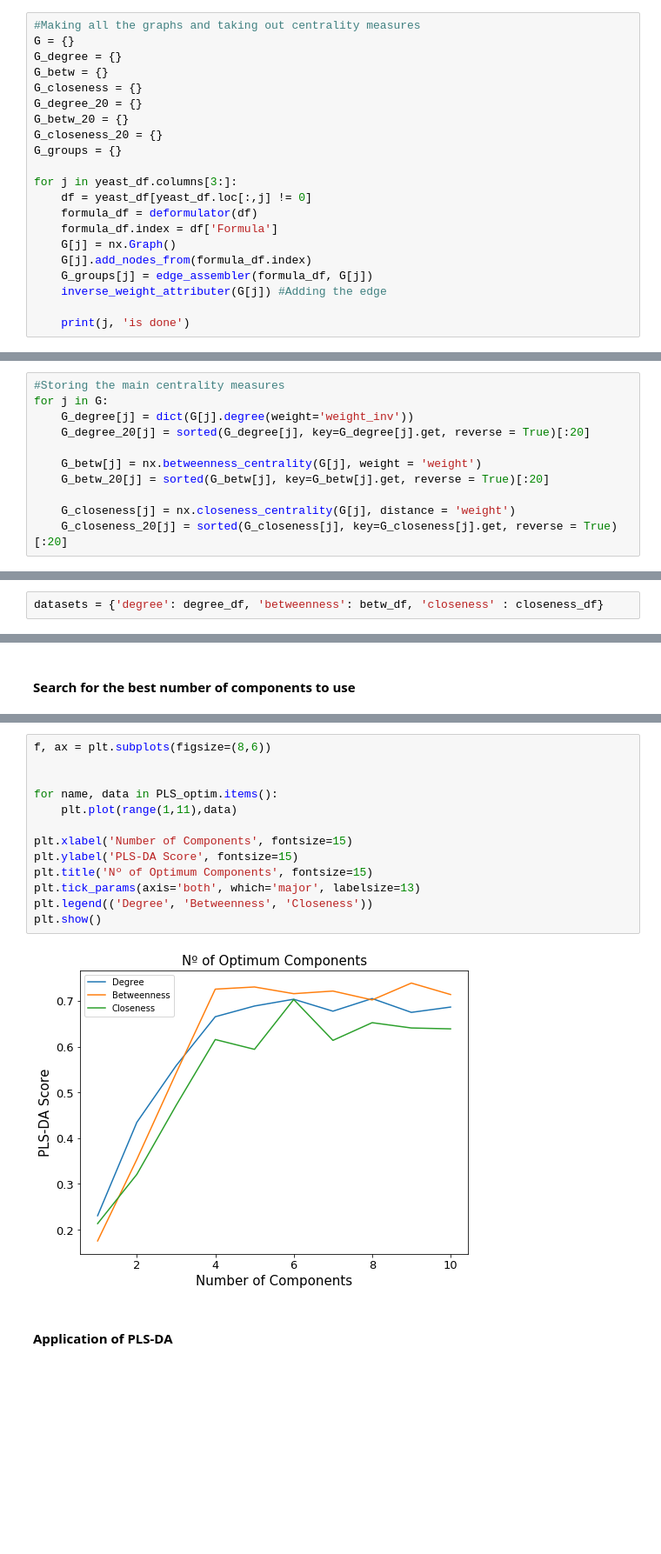
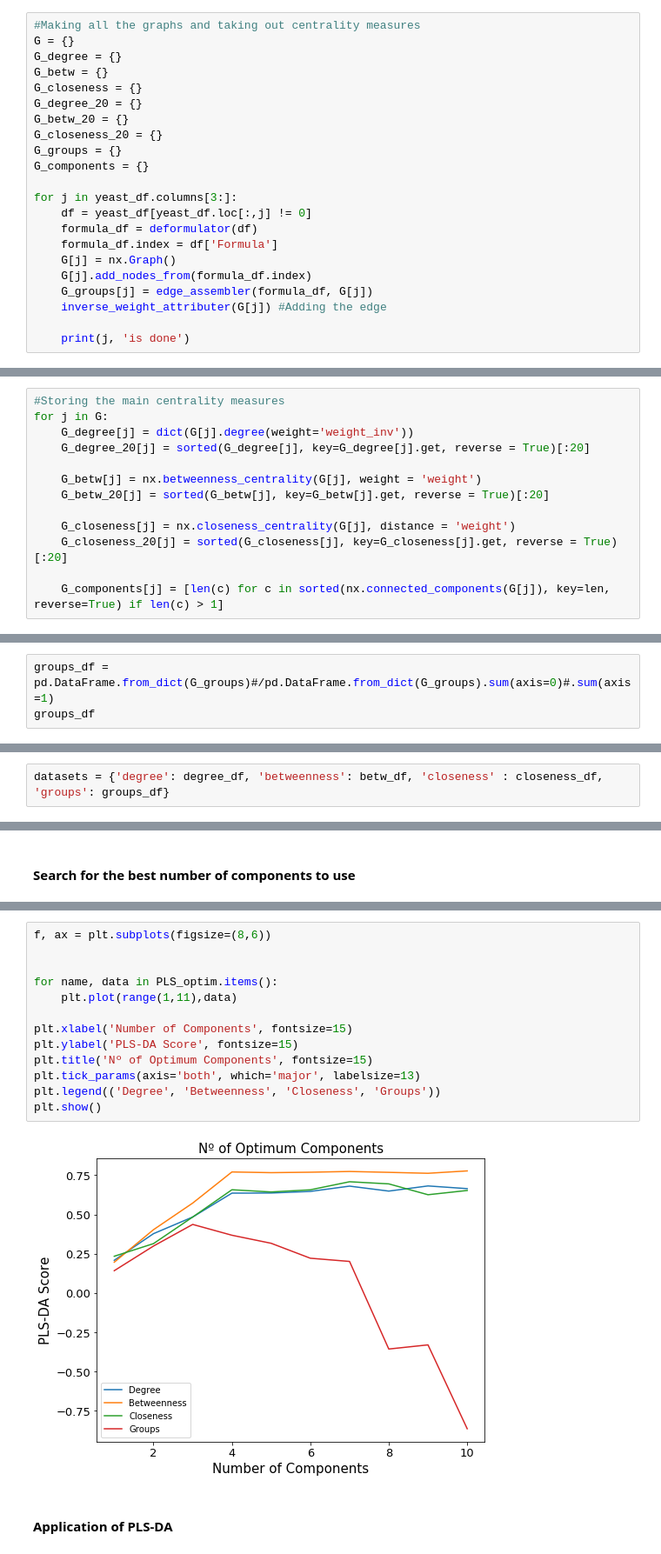
Before and after one commit to aeferreira/similarity_share, a Jupyter notebook: Formula_Networks.ipynb, the cells around one changed output, grey strips where cells are left out. Shown at 87% size. Saved outputs shown, nothing was run; the diff lists cells and outputs as text; blank space fills up the shorter version.

Commit message:
Changed and added groups that represent chemical reactions to build networks and added “group influence” analysis to Formula_Networks.ipynb.

```diff
--- a/Formula_Networks.ipynb
+++ b/Formula_Networks.ipynb
@@ -533,6 +586,7 @@ G_degree_20 = {}
 G_betw_20 = {}
 G_closeness_20 = {}
 G_groups = {}
+G_components = {}
 
 for j in yeast_df.columns[3:]:
     df = yeast_df[yeast_df.loc[:,j] != 0]
@@ -571,4 +625,6 @@ for j in G:
 
     G_closeness[j] = nx.closeness_centrality(G[j], distance = 'weight')
     G_closeness_20[j] = sorted(G_closeness[j], key=G_closeness[j].get, reverse = True)[:20]
+
+    G_components[j] = [len(c) for c in sorted(nx.connected_components(G[j]), key=len, reverse=True) if len(c) > 1]
 # %% [markdown]
@@ -607,0 +674,3 @@ for i in G_closeness_20:
+# %%
+groups_df = pd.DataFrame.from_dict(G_groups)#/pd.DataFrame.from_dict(G_groups).sum(axis=0)#.sum(axis=1)
+groups_df
@@ -717,7 +816,7 @@ plot_dendogram(Z, title)
 # %% [markdown]
 ### Random Forests
 # %%
-datasets = {'degree': degree_df, 'betweenness': betw_df, 'closeness' : closeness_df}
+datasets = {'degree': degree_df, 'betweenness': betw_df, 'closeness' : closeness_df, 'groups': groups_df}
 # %%
 # Preparations of dicts:
 Scores = {}
@@ -816,18 +934,18 @@ Optimizing PLS-DA for closeness ...done
 # %%
 f, ax = plt.subplots(figsize=(8,6))
 
 
 for name, data in PLS_optim.items():
     plt.plot(range(1,11),data)
 
 plt.xlabel('Number of Components', fontsize=15)
 plt.ylabel('PLS-DA Score', fontsize=15)
 plt.title('Nº of Optimum Components', fontsize=15)
 plt.tick_params(axis='both', which='major', labelsize=13)
-plt.legend(('Degree', 'Betweenness', 'Closeness'))
+plt.legend(('Degree', 'Betweenness', 'Closeness', 'Groups'))
 plt.show()
 # %% [output]
-[figure, old version]
+[figure, new version]
 # %% [markdown]
 #### Application of PLS-DA
 # %%
```
Also changed, not shown: parts of 40 cells of this notebook.
